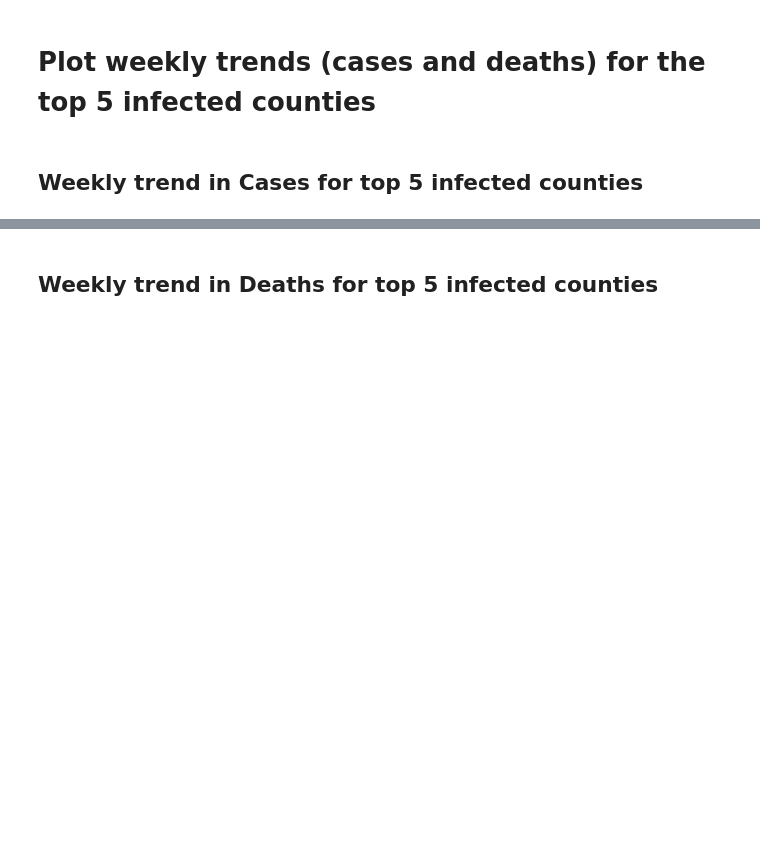
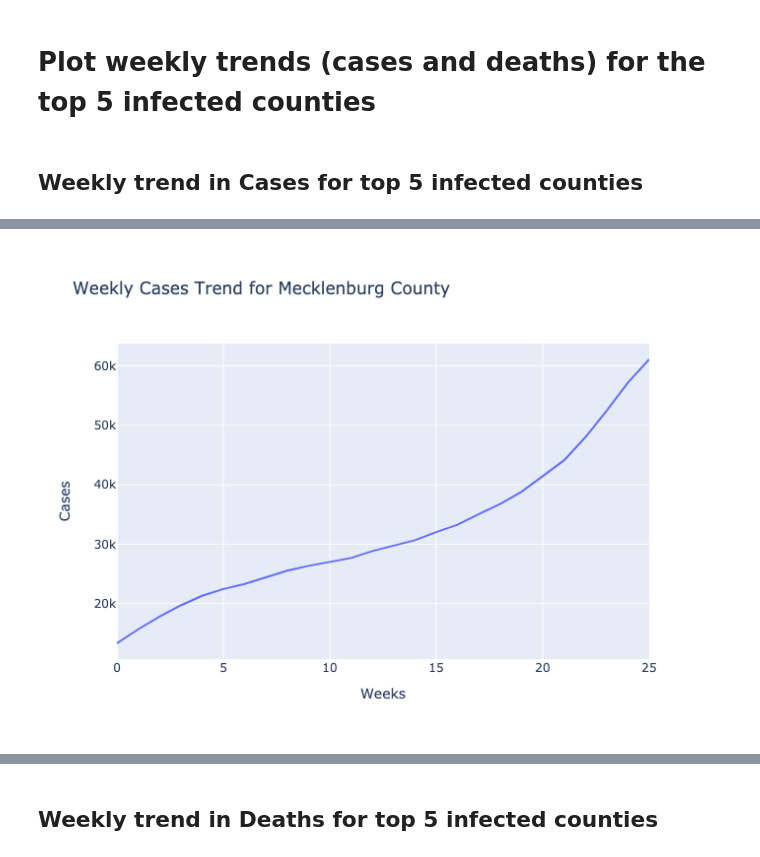
Before and after one commit to usman-z/CSC_405, a Jupyter notebook: UZ/Project Stage II/Usman Zia.ipynb, the cells around one changed output, grey strips where cells are left out. Drawn from its saved outputs; the diff is of its cells as text; code cells hidden in the pictures; blank space fills up the shorter version.

```diff
--- a/UZ/Project Stage II/Usman Zia.ipynb
+++ b/UZ/Project Stage II/Usman Zia.ipynb
@@ -519,0 +618,4 @@ See the caveats in the documentation: https://pandas.pydata.org/pandas-docs/stab
+# %%
+Image(filename="weekly_cases_trend_Mecklenburg County .png")
+# %% [output]
+[figure, added]
```
Also changed, not shown: parts of 41 cells of this notebook, 20 other files.
